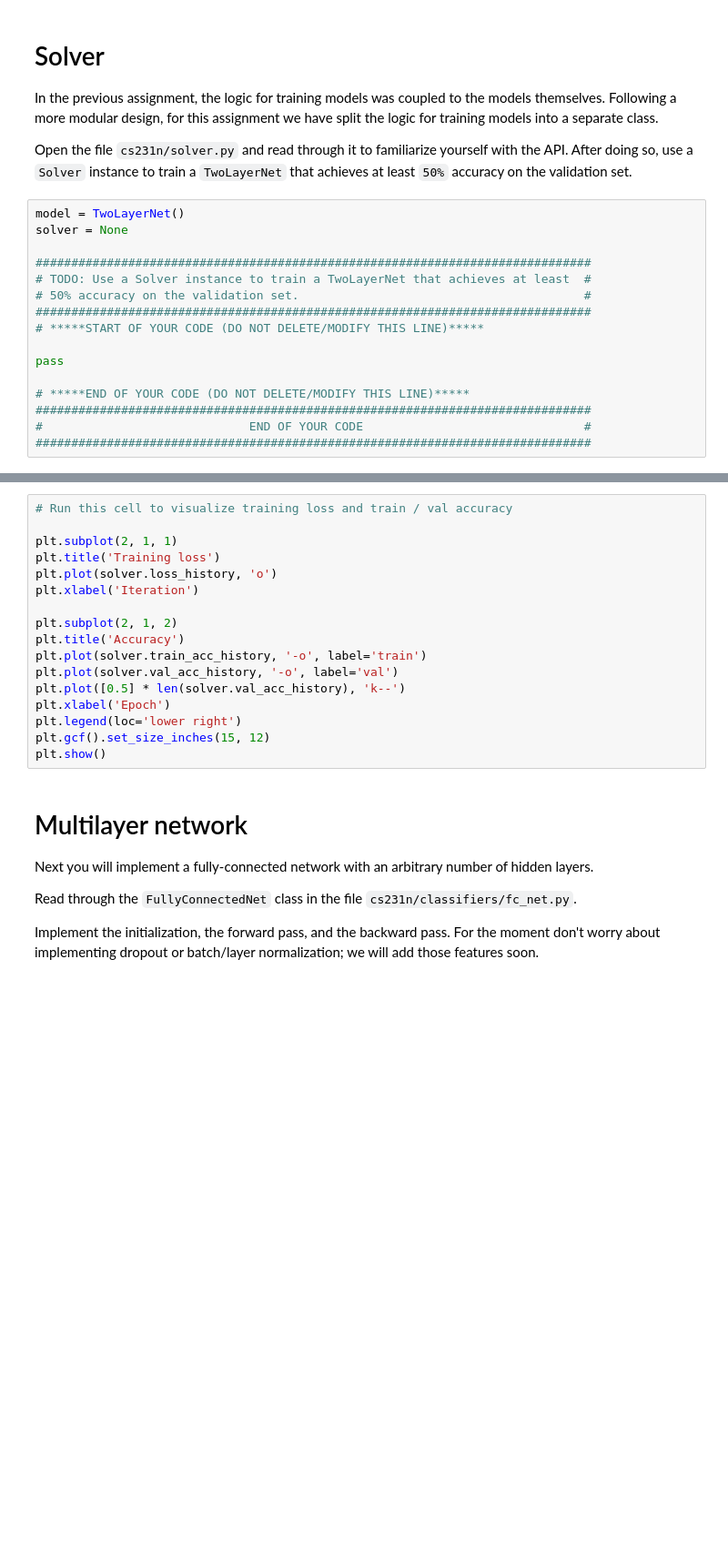
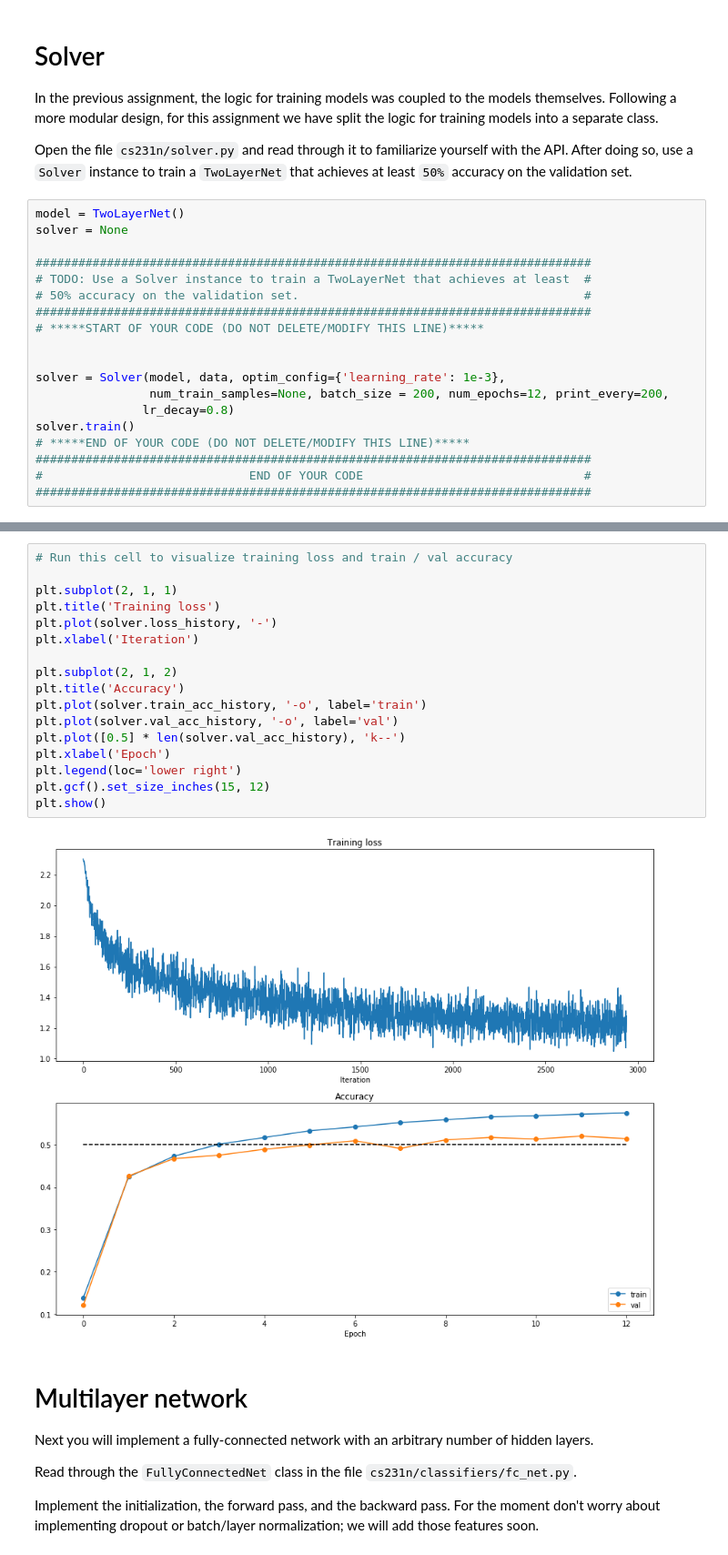
Before and after one commit to gmstanle/cs231n, a Jupyter notebook: assignment2/FullyConnectedNets.ipynb, the cells around one changed output, grey strips where cells are left out. Shown at 91% size. Cells and saved outputs as stored; diff of their text form; blank space fills up the shorter version.

```diff
--- a/assignment2/FullyConnectedNets.ipynb
+++ b/assignment2/FullyConnectedNets.ipynb
@@ -323,8 +341,11 @@ solver = None
 ##############################################################################
 # *****START OF YOUR CODE (DO NOT DELETE/MODIFY THIS LINE)*****
 
-pass
 
+solver = Solver(model, data, optim_config={'learning_rate': 1e-3},
+                num_train_samples=None, batch_size = 200, num_epochs=12, print_every=200,
+               lr_decay=0.8)
+solver.train()
 # *****END OF YOUR CODE (DO NOT DELETE/MODIFY THIS LINE)*****
 ##############################################################################
 #                             END OF YOUR CODE                               #
@@ -332,20 +371,22 @@ pass
 # %%
 # Run this cell to visualize training loss and train / val accuracy
 
 plt.subplot(2, 1, 1)
 plt.title('Training loss')
-plt.plot(solver.loss_history, 'o')
+plt.plot(solver.loss_history, '-')
 plt.xlabel('Iteration')
 
 plt.subplot(2, 1, 2)
 plt.title('Accuracy')
 plt.plot(solver.train_acc_history, '-o', label='train')
 plt.plot(solver.val_acc_history, '-o', label='val')
 plt.plot([0.5] * len(solver.val_acc_history), 'k--')
 plt.xlabel('Epoch')
 plt.legend(loc='lower right')
 plt.gcf().set_size_inches(15, 12)
 plt.show()
+# %% [output]
+[figure, added]
 # %% [markdown]
 # Multilayer network
 Next you will implement a fully-connected network with an arbitrary number of hidden layers.
```
Also changed, not shown: parts of 13 cells of this notebook, 3 other files.
